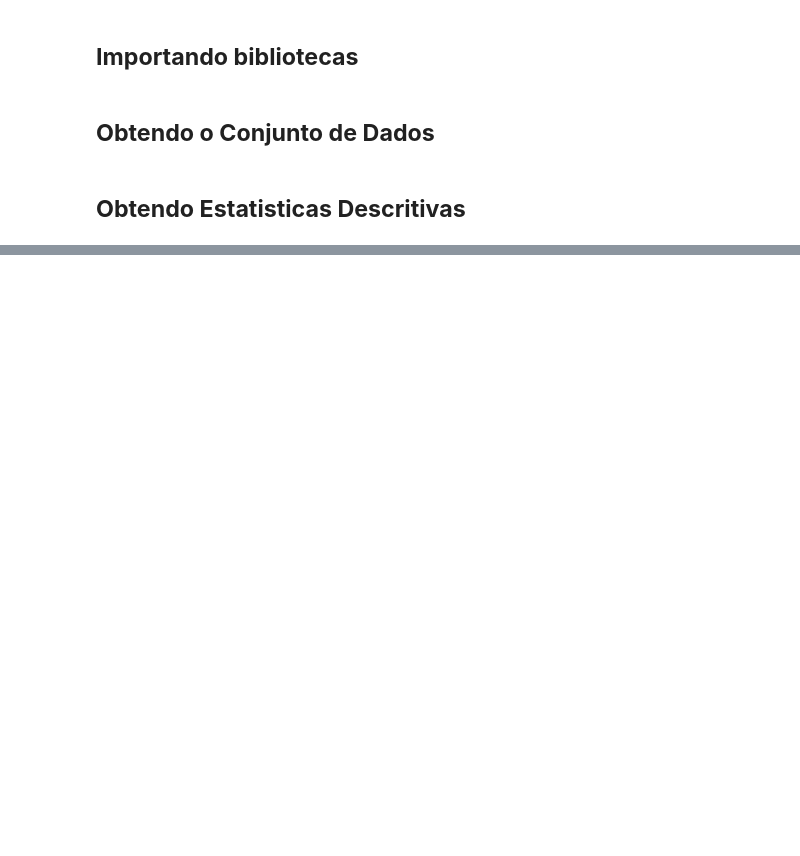
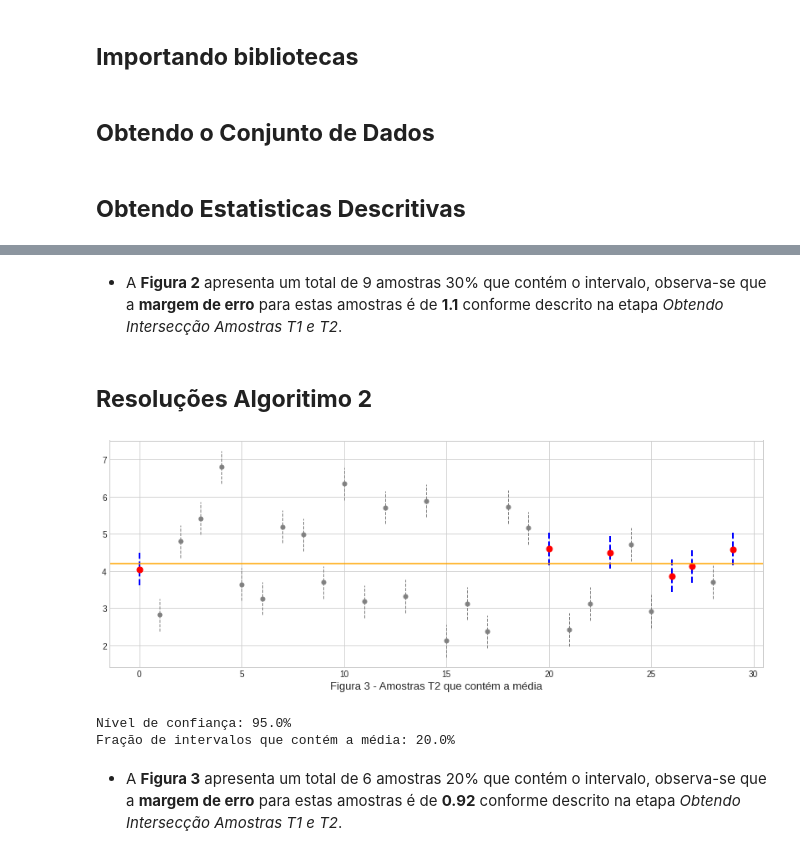
Before and after one commit to SamuelOliveira/Colab, a Jupyter notebook: FT043_2021S1_T4.ipynb, the cells around one changed output, grey strips where cells are left out. Saved outputs shown, nothing was run; the diff lists cells and outputs as text; code cells hidden in the pictures; blank space fills up the shorter version.

```diff
--- a/FT043_2021S1_T4.ipynb
+++ b/FT043_2021S1_T4.ipynb
@@ -155,0 +153,45 @@ Fraçao de intervalos que contém a média: 56.99999999999999%
+# %% [markdown]
+* A **Figura 2** apresenta um total de 9 amostras 30% que contém o intervalo, observa-se que a **margem de erro** para estas amostras é de **1.1** conforme descrito na etapa *Obtendo Intersecção Amostras T1 e T2*.
+# %% [markdown]
+## **Resoluções Algoritimo 2**
+# %%
+# numero de intervalos
+Ns = len(t2)
+# media populacional
+mu = mu_t2
+# desvio padrão populacional
+sigma = sigma_t2
+
+beta = tl # nivel de confianca
+zalpha = 1.96 # valor de z (a partir de beta)
+c = 0 # conta o numero de intervalos que contem a media
+plt.figure(figsize=(14,5))
+
+for s in range(0,Ns):
+    x = t2[s]                                   # amostra
+    IC1 = np.mean(x) - zalpha*sigma/np.sqrt(Ns) #intervalo inferior
+    IC2 = np.mean(x) + zalpha*sigma/np.sqrt(Ns) #intervalo superior
+    is_between = ic_t2[0] <= x <= ic_t2[1]
+    if(is_between):
+        c =  c + 1
+        # mostra o intervalo que contem a media
+        plt.vlines(s, ymin=IC1, ymax=IC2, color='blue', linestyles='dashed', lw=2)
+        plt.plot(s, np.mean(x), 'o', color='red', markersize=7)
+    else:
+        # mostra o intervalo em cinza se não contem a media
+        plt.vlines(s, ymin=IC1, ymax=IC2, color='gray', linestyles='dashed', lw=1)
+        plt.plot(s, np.mean(x), 'o', color='gray', markersize=5)
+
+mu_Ns = round(c/Ns,2)*100
+
+plt.axhline(y=mu, color='orange') # mostra a media populacional
+plt.xlabel('Figura 3 - Amostras T2 que contém a média', fontsize=13)
+plt.show()
+print('Nível de confiança: {}%'.format(beta*100))
+print('Fração de intervalos que contém a média: {}%'.format(mu_Ns))
+# %% [output]
+[figure, added]
+Nível de confiança: 95.0%
+Fração de intervalos que contém a média: 20.0%
+# %% [markdown]
+* A **Figura 3** apresenta um total de 6 amostras 20% que contém o intervalo, observa-se que a **margem de erro** para estas amostras é de **0.92** conforme descrito na etapa *Obtendo Intersecção Amostras T1 e T2*.
```
Also changed, not shown: parts of 15 cells of this notebook.
